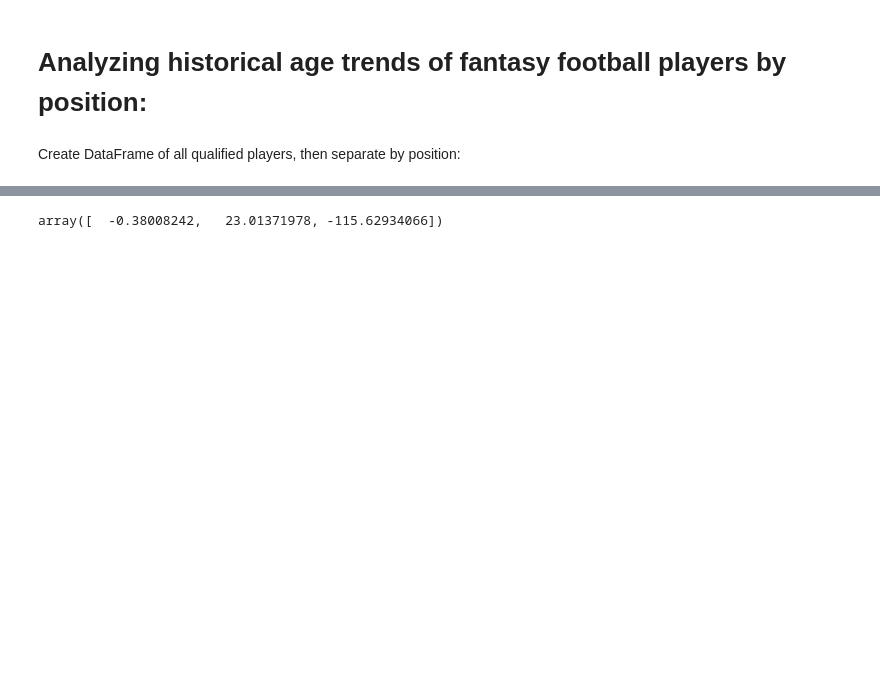
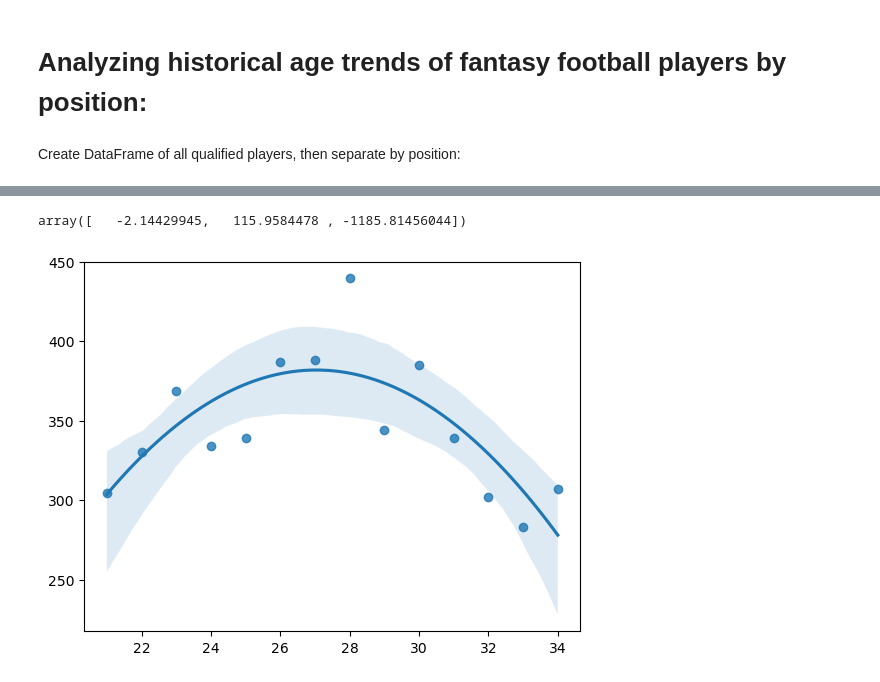
Before and after one commit to calebfederman/02FantasyFootball, a Jupyter notebook: src/age_trends.ipynb, the cells around one changed output, grey strips where cells are left out. Cells and saved outputs as stored; diff of their text form; code cells hidden in the pictures; blank space fills up the shorter version.

```diff
--- a/src/age_trends.ipynb
+++ b/src/age_trends.ipynb
@@ -34,12 +39,14 @@ array([  -0.834995  ,   41.04302697, -268.10813187])
 # %%
 y = []
 for i in range(21,35,1):
-    y.append(wr_qual[i].quantile(q=0.8))
-x = range(21,35,1)
+    y.append(wr_qual[i].quantile(q=1))
+x = list(range(21,35,1))
 wr = np.polyfit(x,y,2)
+sns.regplot(x=x,y=y,order=2)
 wr
 # %% [output]
-array([  -0.38008242,   23.01371978, -115.62934066])
+array([   -2.14429945,   115.9584478 , -1185.81456044])
+[figure, added]
 # %%
 y = []
 for i in range(21,38,1):
```
Also changed, not shown: parts of 10 cells of this notebook, 3 other files.
